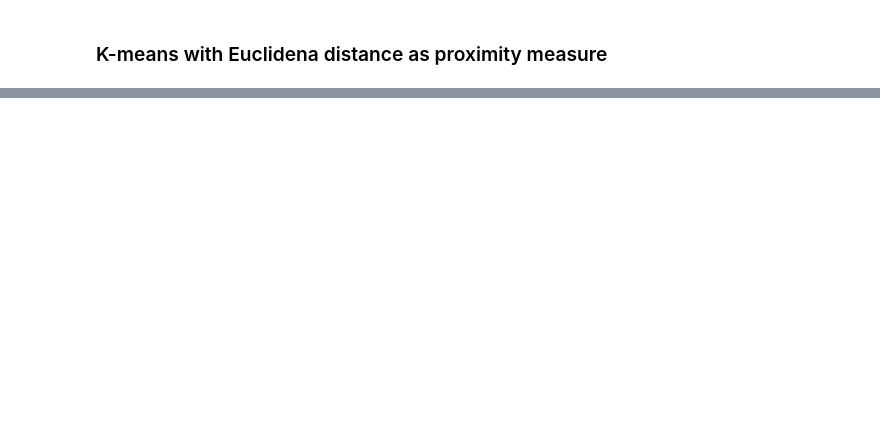
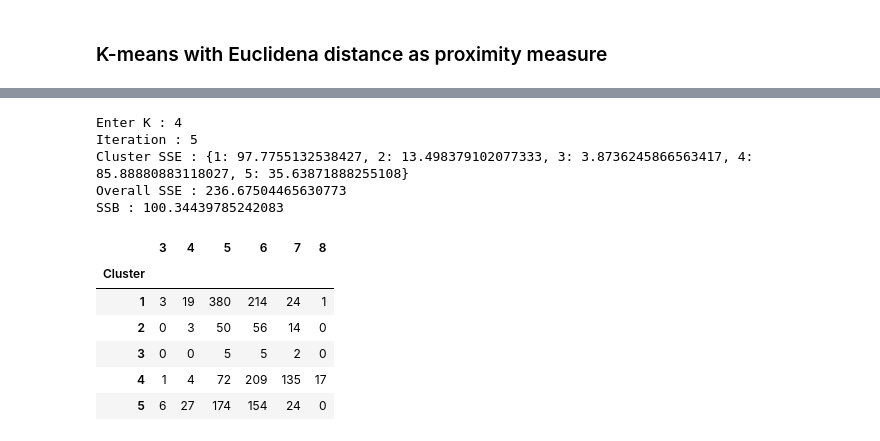
Before and after one commit to neelbhuva/Data-Mining, a Jupyter notebook: HW5/K_means.ipynb, the cells around one changed output, grey strips where cells are left out. Drawn from its saved outputs; the diff is of its cells as text; code cells hidden in the pictures; blank space fills up the shorter version.

```diff
--- a/HW5/K_means.ipynb
+++ b/HW5/K_means.ipynb
@@ -176,4 +183,19 @@ def getTrueClusters(df):
         k_centers[i] = getMeanUsingIndex(x,list(a))
     #print(k_clusters)
     return k_clusters,k_centers
+# %%
+def crossTabMatrix(k_clusters,true_clusters):
+    df = pd.DataFrame()
+    t = []
+    for key,value in k_clusters.items():
+        for a,b in true_clusters.items():
+            b3 = [val for val in value if val in b]
+            t.append(len(b3))
+    t = np.reshape(t,(len(k_clusters),len(true_clusters)))
+    columns = list(true_clusters.keys())
+    df_temp = pd.DataFrame(data=list(k_clusters.keys()),columns=["Cluster"])
+    df = pd.DataFrame(data=t,columns=columns)
+    df = pd.concat([df_temp,df],axis=1)
+    df = df.set_index('Cluster')
+    return df
 # %%
@@ -229,0 +234,60 @@ True SSB : {1: 0.5792218388564331, 2: 0.3446316577376741, 3: 0.45901679771978393
+# %%
+x = df_tdh.values.tolist()
+first_center = rd.sample(x,1)[0]
+k = int(input("Enter K : "))
+t = []
+t1 = []
+k_clusters =  {}
+k_centers = {}
+best_clusters = {}
+best_centers = {}
+best_sse = 300
+best_cluster_sse = {}
+best_ssb = 0
+columns = ["Cluster","Overall SSE","SSB"]
+#df_table = pd.DataFrame({"Cluster" : [], "Overall SSE" : [], "Overall SSB" : []})
+df_table = pd.DataFrame()
+n = 6
+n1 = 5
+for i in range(n1,n):
+    print("Iteration : " + str(i))
+    (k_clusters,k_centers) = kMeans(x,i,True,a)
+    #print(k_centers)
+    sse = clusterSSE(x,k_clusters,k_centers)
+    print("Cluster SSE : " + str(sse))
+    overall_sse = overallSSE(sse)
+    print("Overall SSE : " + str(overall_sse))
+    t.append(overall_sse)
+    ssb = SSB(x,k_clusters,k_centers)
+    print("SSB : " + str(ssb))
+    t1.append(ssb)
+    if(i == 5 ):
+        best_sse = overall_sse
+        best_clusters = k_clusters
+        best_centers = k_centers
+        best_ssb = ssb
+        best_cluster_sse = sse
+    df = pd.DataFrame({"Cluster" : "Assigned Cluster", "Overall SSE" : [overall_sse],"SSB" : [ssb]})
+    df_table = df_table.append(df)
+    df = pd.DataFrame({"Cluster" : "True Cluster", "Overall SSE" : [true_overall_sse],"SSB" : [true_ssb]})
+    df_table = df_table.append(df)
+    df_table = df_table.set_index('Cluster')
+df_cross = crossTabMatrix(k_clusters,true_clusters)
+df_out = getOutFrame(k_clusters)
+df_out.to_csv("output.csv")
+# %% [output]
+Enter K : 4
+Iteration : 5
+Cluster SSE : {1: 97.7755132538427, 2: 13.498379102077333, 3: 3.8736245866563417, 4: 85.88880883118027, 5: 35.63871888255108}
+Overall SSE : 236.67504465630773
+SSB : 100.34439785242083
+# %%
+df_cross.head()
+# %% [output]
+|  | 3 | 4 | 5 | 6 | 7 | 8 |
+| Cluster |  |  |  |  |  |  |
+| 1 | 3 | 19 | 380 | 214 | 24 | 1 |
+| 2 | 0 | 3 | 50 | 56 | 14 | 0 |
+| 3 | 0 | 0 | 5 | 5 | 2 | 0 |
+| 4 | 1 | 4 | 72 | 209 | 135 | 17 |
+| 5 | 6 | 27 | 174 | 154 | 24 | 0 |
```
Also changed, not shown: parts of 17 cells of this notebook, 15 other files.
